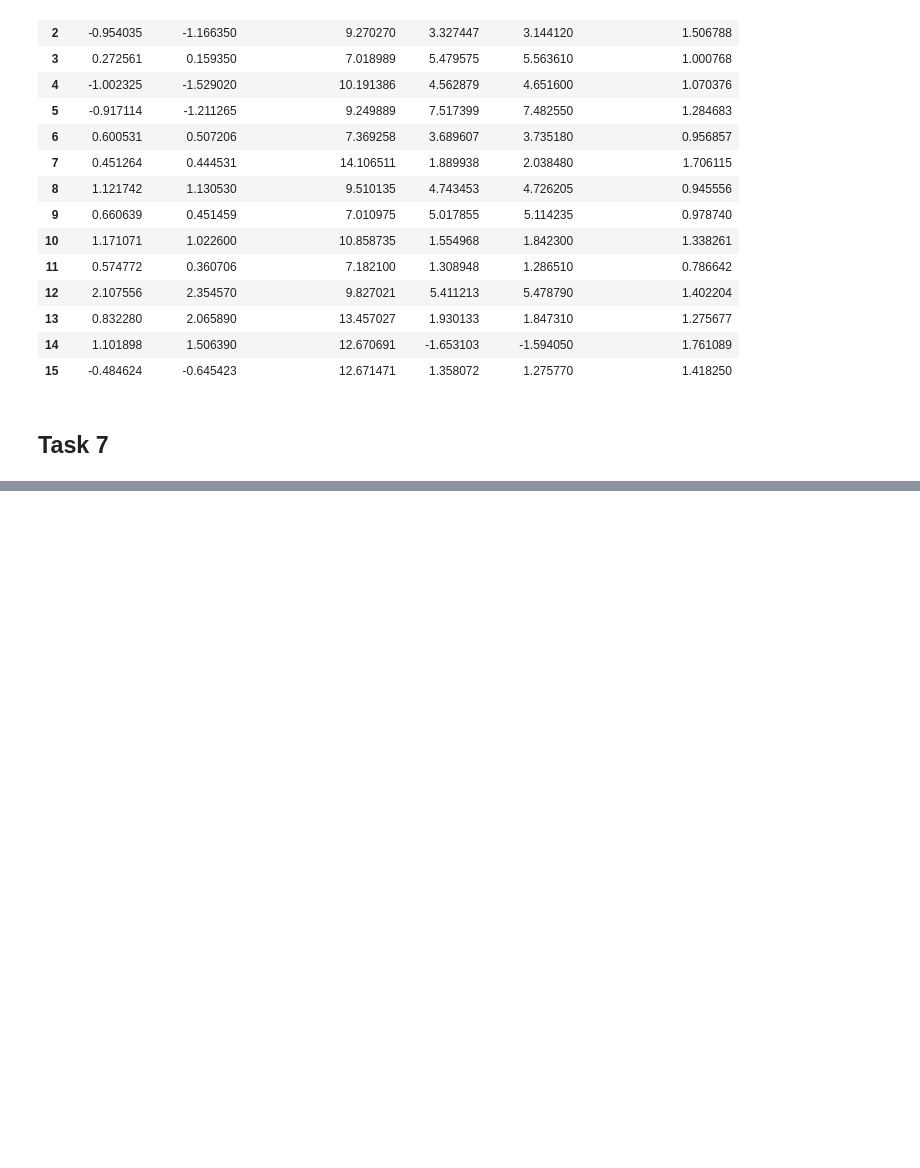
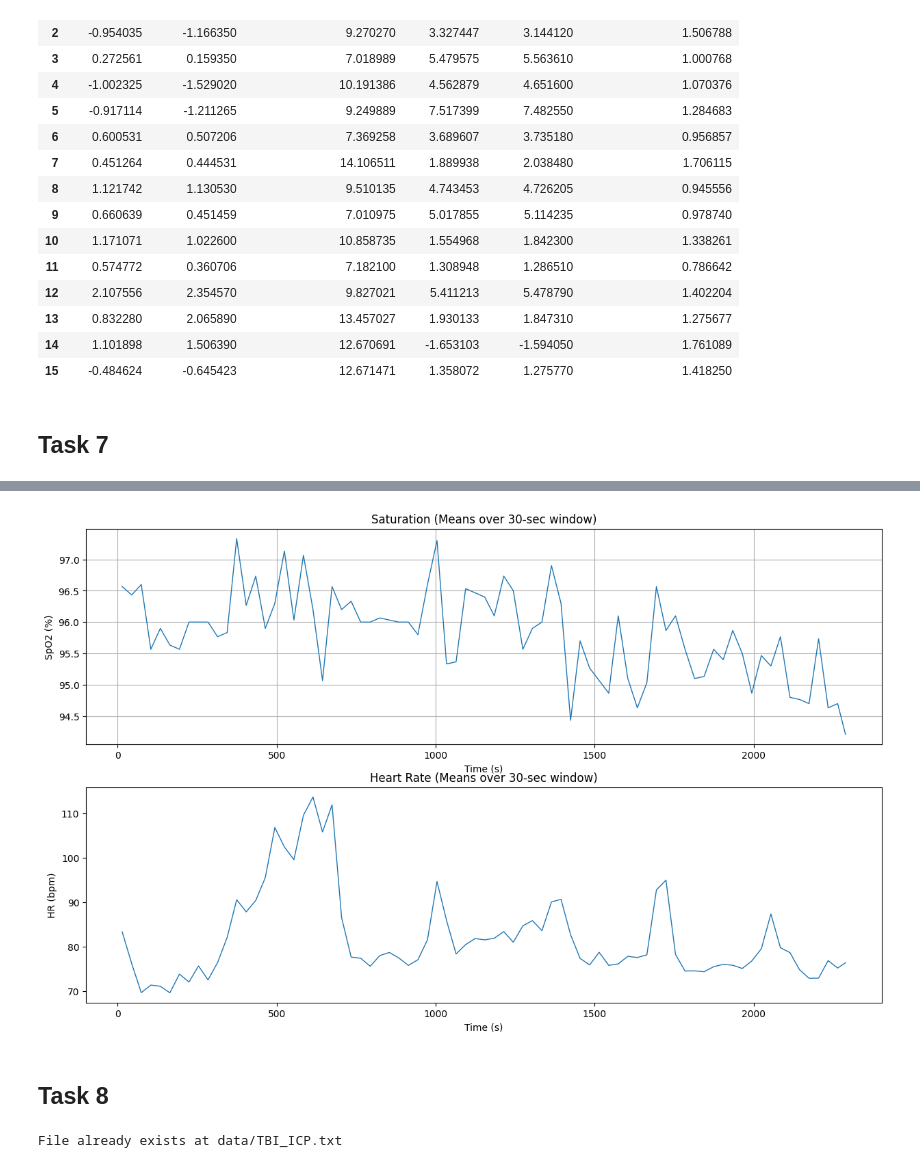
Before and after one commit to uandere/signals_lab1, a Jupyter notebook: demchuk_lab1.ipynb, the cells around one changed output, grey strips where cells are left out. Cells and saved outputs as stored; diff of their text form; code cells hidden in the pictures; blank space fills up the shorter version.

Commit message:
Tasks 7-9 done

```diff
--- a/demchuk_lab1.ipynb
+++ b/demchuk_lab1.ipynb
@@ -486,0 +534,6 @@ df_handball_sway
+# %%
+plot_saturation_and_heart_rate(df.groupby(df.index // 30).mean(), title_sat="Saturation (Means over 30-sec window)", title_hr="Heart Rate (Means over 30-sec window)")
+# %% [output]
+[figure, added]
+# %% [markdown]
+## Task 8
@@ -486,0 +546,19 @@ df_handball_sway
+# %%
+# Fetching the file if not present
+# URL and file path
+url = "https://ee.kpi.ua/~popov/Lab_Rab/TBI_ICP.txt"
+path = "data/TBI_ICP.txt"
+
+# Check if the file already exists
+if not os.path.exists(path):
+    response = requests.get(url)
+
+    # Save the file only if it doesn't exist
+    with open(path, 'w') as file:
+        file.write(response.text)
+
+    print(f"File saved as {path}")
+else:
+    print(f"File already exists at {path}")
+# %% [output]
+File already exists at data/TBI_ICP.txt
```
Also changed, not shown: parts of 14 cells of this notebook, 21 other files.
